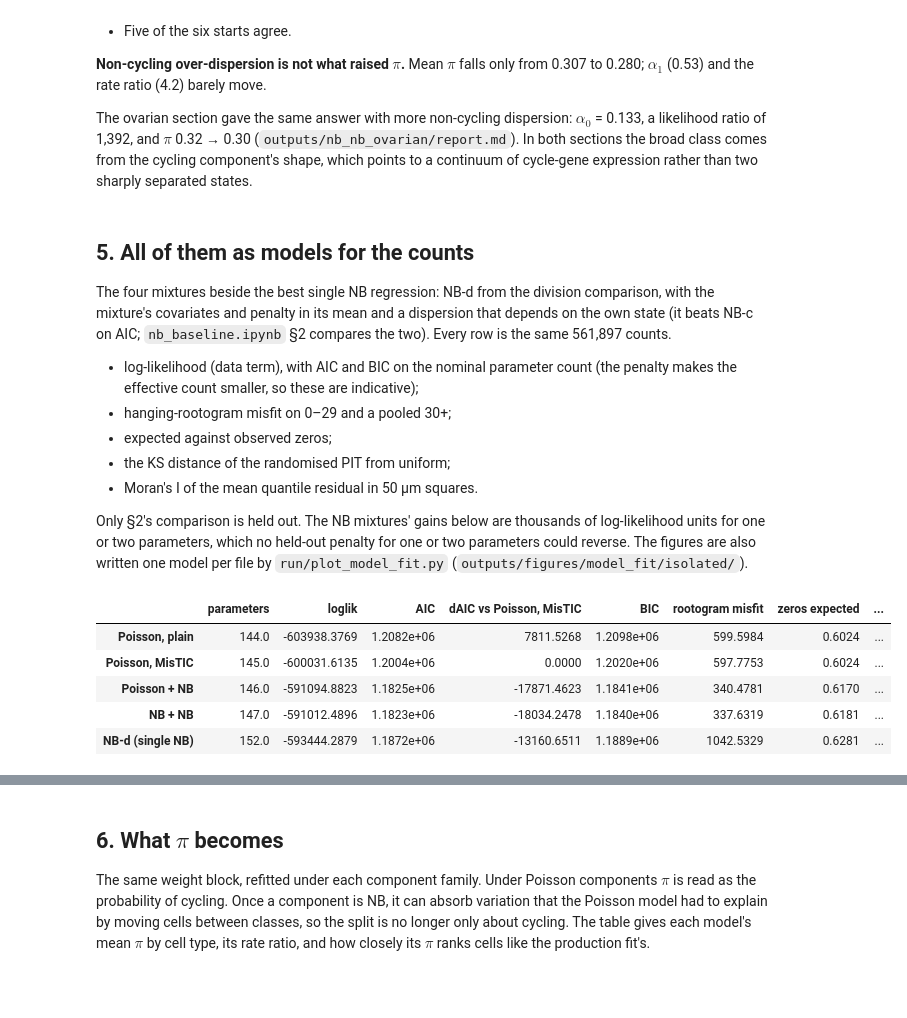
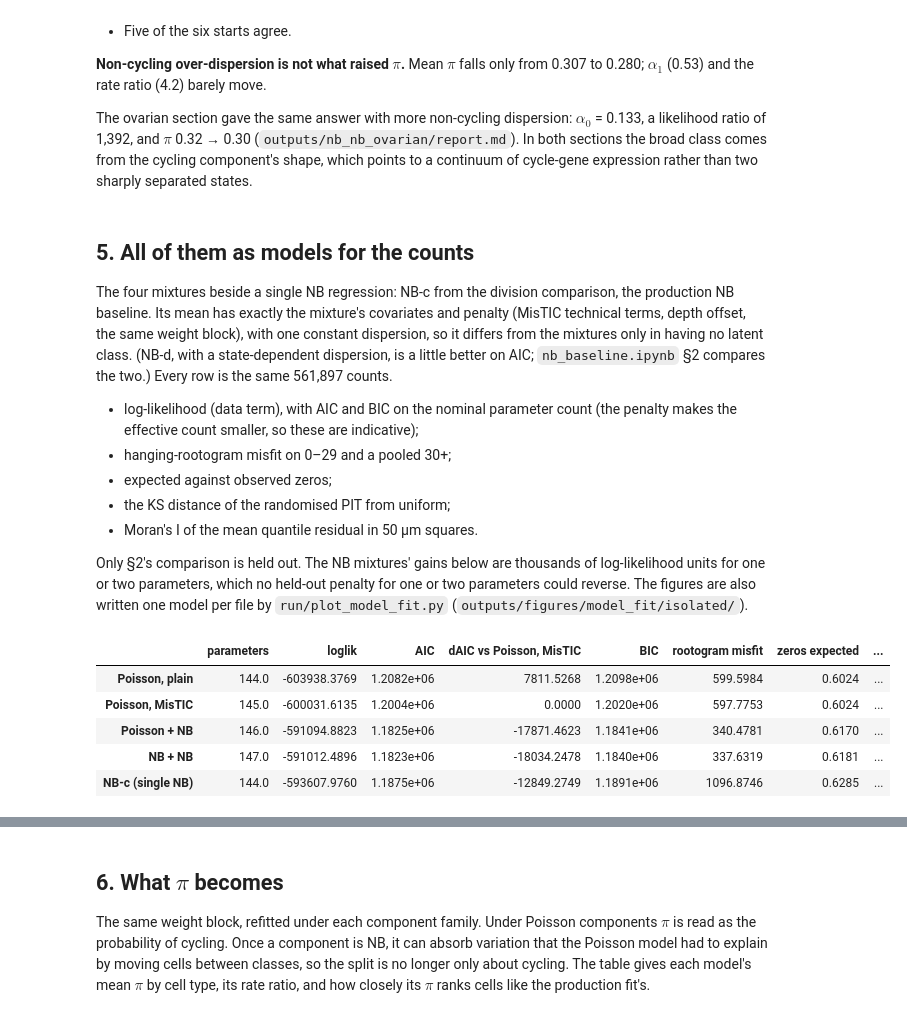
Before and after one commit to lachy01/Spatio-Temporal-Tissue-Dynamics, a Jupyter notebook: notebooks/mixture_model.ipynb, the cells around one changed output, grey strips where cells are left out. Drawn from its saved outputs; the diff is of its cells as text; code cells hidden in the pictures; blank space fills up the shorter version.

```diff
--- a/notebooks/mixture_model.ipynb
+++ b/notebooks/mixture_model.ipynb
@@ -293,10 +293,12 @@ expression rather than two sharply separated states.
 # %% [markdown]
 ## 5. All of them as models for the counts
 
-The four mixtures beside the best single NB regression: NB-d from the division
-comparison, with the mixture's covariates and penalty in its mean and a dispersion
-that depends on the own state (it beats NB-c on AIC; `nb_baseline.ipynb` §2 compares
-the two). Every row is the same 561,897 counts.
+The four mixtures beside a single NB regression: NB-c from the division
+comparison, the production NB baseline. Its mean has exactly the mixture's covariates
+and penalty (MisTIC technical terms, depth offset, the same weight block), with one
+constant dispersion, so it differs from the mixtures only in having no latent class.
+(NB-d, with a state-dependent dispersion, is a little better on AIC;
+`nb_baseline.ipynb` §2 compares the two.) Every row is the same 561,897 counts.
 - log-likelihood (data term), with AIC and BIC on the nominal parameter count (the
   penalty makes the effective count smaller, so these are indicative);
 - hanging-rootogram misfit on 0–29 and a pooled 30+;
@@ -309,27 +311,27 @@ log-likelihood units for one or two parameters, which no held-out penalty for on
 or two parameters could reverse. The figures are also written one model per file
 by `run/plot_model_fit.py` (`outputs/figures/model_fit/isolated/`).
 # %%
-nbd = {k: jnp.asarray(np.asarray(v)) for k, v in
-       json.load(open("outputs/division_classifier/nb_params_nbd_full.json")).items()}
-mu_d = np.exp(np.asarray(arms.nb_log_mu(nbd, D)))
-al_d = np.exp(np.asarray(arms.nb_log_alpha(nbd, D))) * np.ones(n)
-comps = [(np.ones(n), "nb", mu_d, al_d)]
-row, exp_, u, mean = summary_row(y, comps, sum(int(np.size(np.asarray(v))) for v in nbd.values()), u_draw, GRID)
-FITS["NB-d (single NB)"] = dict(comps=comps, expected=exp_, u=u, mean=mean)
-ROWS["NB-d (single NB)"] = row
-ORDER = ["Poisson, plain", "Poisson, MisTIC", "Poisson + NB", "NB + NB", "NB-d (single NB)"]
+nbc = {k: jnp.asarray(np.asarray(v)) for k, v in
+       json.load(open("outputs/division_classifier/nb_params_nbc_full.json")).items()}
+mu_c = np.exp(np.asarray(arms.nb_log_mu(nbc, D)))
+al_c = np.exp(np.asarray(arms.nb_log_alpha(nbc, D))) * np.ones(n)
+comps = [(np.ones(n), "nb", mu_c, al_c)]
+row, exp_, u, mean = summary_row(y, comps, sum(int(np.size(np.asarray(v))) for v in nbc.values()), u_draw, GRID)
+FITS["NB-c (single NB)"] = dict(comps=comps, expected=exp_, u=u, mean=mean)
+ROWS["NB-c (single NB)"] = row
+ORDER = ["Poisson, plain", "Poisson, MisTIC", "Poisson + NB", "NB + NB", "NB-c (single NB)"]
 cmp_tab = pd.DataFrame(ROWS).T.loc[ORDER]
 cmp_tab["dAIC vs Poisson, MisTIC"] = cmp_tab["AIC"] - cmp_tab.loc["Poisson, MisTIC", "AIC"]
 cmp_tab.to_csv("outputs/figures/model_fit/breast_mixture_path_metrics.csv")
 cmp_tab[["parameters", "loglik", "AIC", "dAIC vs Poisson, MisTIC", "BIC", "rootogram misfit",
          "zeros expected", "zeros observed", "PIT KS", "residual Moran's I"]]
 # %% [output]
 |  | parameters | loglik | AIC | dAIC vs Poisson, MisTIC | BIC | rootogram misfit | zeros expected | ... |
 | Poisson, plain | 144.0 | -603938.3769 | 1.2082e+06 | 7811.5268 | 1.2098e+06 | 599.5984 | 0.6024 | ... |
 | Poisson, MisTIC | 145.0 | -600031.6135 | 1.2004e+06 | 0.0000 | 1.2020e+06 | 597.7753 | 0.6024 | ... |
 | Poisson + NB | 146.0 | -591094.8823 | 1.1825e+06 | -17871.4623 | 1.1841e+06 | 340.4781 | 0.6170 | ... |
 | NB + NB | 147.0 | -591012.4896 | 1.1823e+06 | -18034.2478 | 1.1840e+06 | 337.6319 | 0.6181 | ... |
-| NB-d (single NB) | 152.0 | -593444.2879 | 1.1872e+06 | -13160.6511 | 1.1889e+06 | 1042.5329 | 0.6281 | ... |
+| NB-c (single NB) | 144.0 | -593607.9760 | 1.1875e+06 | -12849.2749 | 1.1891e+06 | 1096.8746 | 0.6285 | ... |
 # %%
 obs = np.array([np.sum(y == j) for j in range(KMAX)] + [np.sum(y >= KMAX)], float)
 kk = np.arange(KMAX + 1)
```
Also changed, not shown: parts of 5 cells of this notebook, 2 other files.
